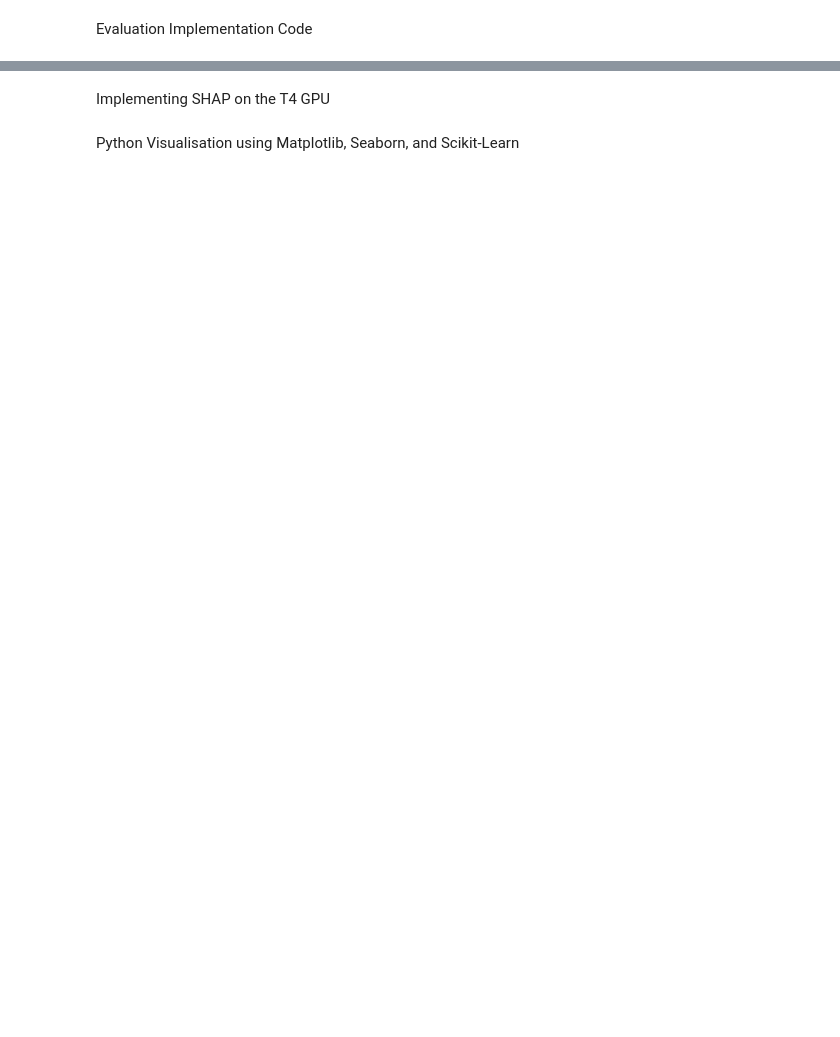
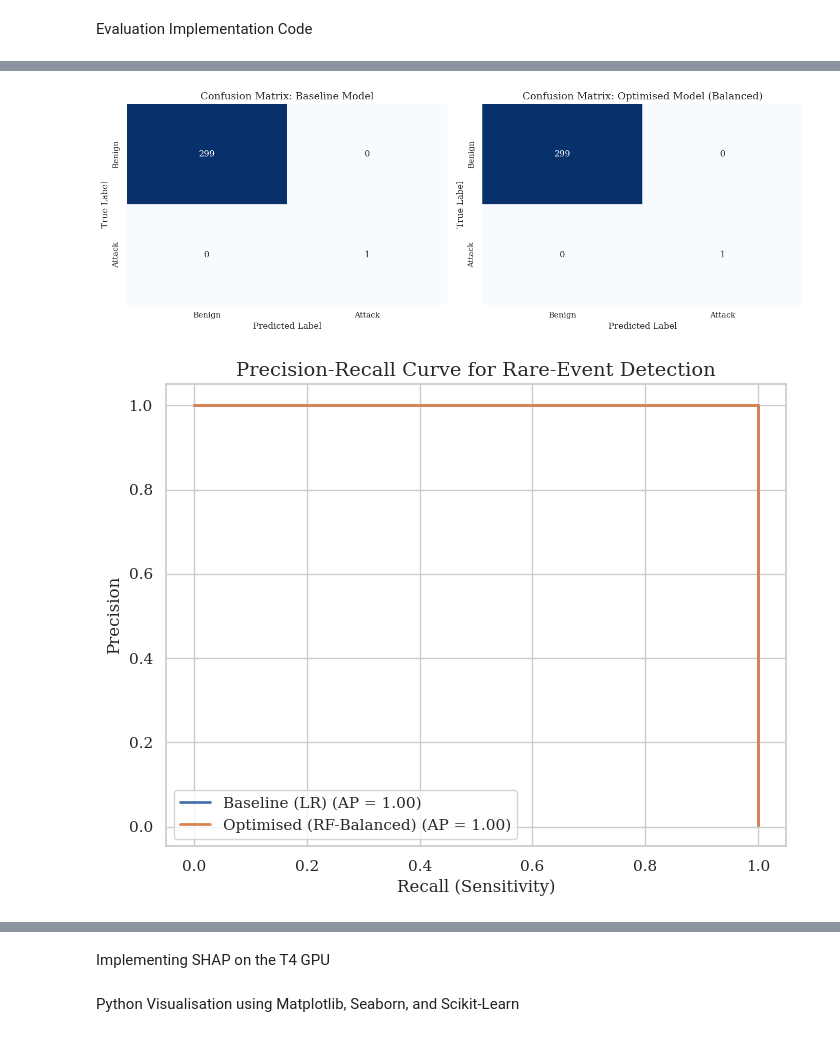
Before and after one commit to Kai-Shing-Chung/Applied-Machine-Learning-Assessment-1, a Jupyter notebook: Optimising_Deep_Learning_for_Rare_Event_Detection_in_Imbalanced_Network_Traffic.ipynb, the cells around one changed output, grey strips where cells are left out. Drawn from its saved outputs; the diff is of its cells as text; code cells hidden in the pictures; blank space fills up the shorter version.

```diff
--- a/Optimising_Deep_Learning_for_Rare_Event_Detection_in_Imbalanced_Network_Traffic.ipynb
+++ b/Optimising_Deep_Learning_for_Rare_Event_Detection_in_Imbalanced_Network_Traffic.ipynb
@@ -175,0 +578,69 @@ plt.show()
+# %%
+import numpy as np
+import matplotlib.pyplot as plt
+import seaborn as sns
+from sklearn.metrics import confusion_matrix, precision_recall_curve, auc, average_precision_score
+from sklearn.datasets import make_classification
+from sklearn.model_selection import train_test_split
+from sklearn.ensemble import RandomForestClassifier
+from sklearn.linear_model import LogisticRegression
+
+# 1 Set up Aesthetics
+sns.set_theme (style='whitegrid')
+plt.rcParams ['font.family'] = 'serif'
+
+def plot_rare_event_analysis():
+  # Generate synthetic imbalanced data (99% benign, 1% attack)
+  X, y = make_classification (n_samples=1000, n_features=20,
+                              n_informative=2, n_redundant=10,
+                              n_clusters_per_class=1, weights=[0.99],
+                              flip_y=0, random_state=42)
+
+  X_train, X_test, y_train, y_test = train_test_split (X, y, test_size=0.3, random_state=42)
+
+  # Model A: Baseline (Unbalanced Weights)
+  model_a = LogisticRegression()
+  model_a.fit (X_train, y_train)
+  y_score_a = model_a.predict_proba (X_test) [:, 1]
+  y_pred_a = model_a.predict (X_test)
+
+  # Model B: Optimised (Cost-Sensitive/Balanced Weights)
+  model_b = RandomForestClassifier (class_weight='balanced', n_estimators=100)
+  model_b.fit (X_train, y_train)
+  y_score_b = model_b.predict_proba (X_test) [:, 1]
+  y_pred_b = model_b.predict (X_test) # Corrected: 'model.b' to 'model_b'
+
+  # --- Figure 1: Confusion Matrices ---
+  fig, ax = plt.subplots (1, 2, figsize=(14, 5))
+
+  for i, (pred, title) in enumerate ([(y_pred_a, 'Baseline Model'), (y_pred_b, 'Optimised Model (Balanced)')]): # Corrected syntax
+    cm = confusion_matrix (y_test, pred)
+    sns.heatmap (cm, annot=True, fmt='d', cmap='Blues', ax=ax[i], cbar=False)
+    ax[i].set_title (f'Confusion Matrix: {title}', fontsize=14)
+    ax[i].set_xlabel ('Predicted Label')
+    ax[i].set_ylabel ('True Label')
+    ax[i].set_xticklabels (['Benign', 'Attack'])
+    ax[i].set_yticklabels (['Benign', 'Attack']) # Corrected typo: 'Bening' to 'Benign'
+
+  plt.tight_layout()
+  plt.show()
+
+  # --- Figure 2: Precision-Recall Curves ---
+  plt.figure (figsize=(8, 6))
+
+  for score, label in [(y_score_a, 'Baseline (LR)'), (y_score_b, 'Optimised (RF-Balanced)')]: # Corrected iteration variables
+    precision, recall, _ = precision_recall_curve (y_test, score)
+    ap = average_precision_score (y_test, score)
+    plt.plot (recall, precision, lw=2, label=f'{label} (AP = {ap:.2f})')
+
+  plt.xlabel ('Recall (Sensitivity)')
+  plt.ylabel ('Precision')
+  plt.title ('Precision-Recall Curve for Rare-Event Detection', fontsize=14)
+  plt.legend (loc="best")
+  plt.show()
+
+if __name__ == "__main__":
+  plot_rare_event_analysis()
+# %% [output]
+[figure, added]
+[figure, added]
```
Also changed, not shown: parts of 30 cells of this notebook.
